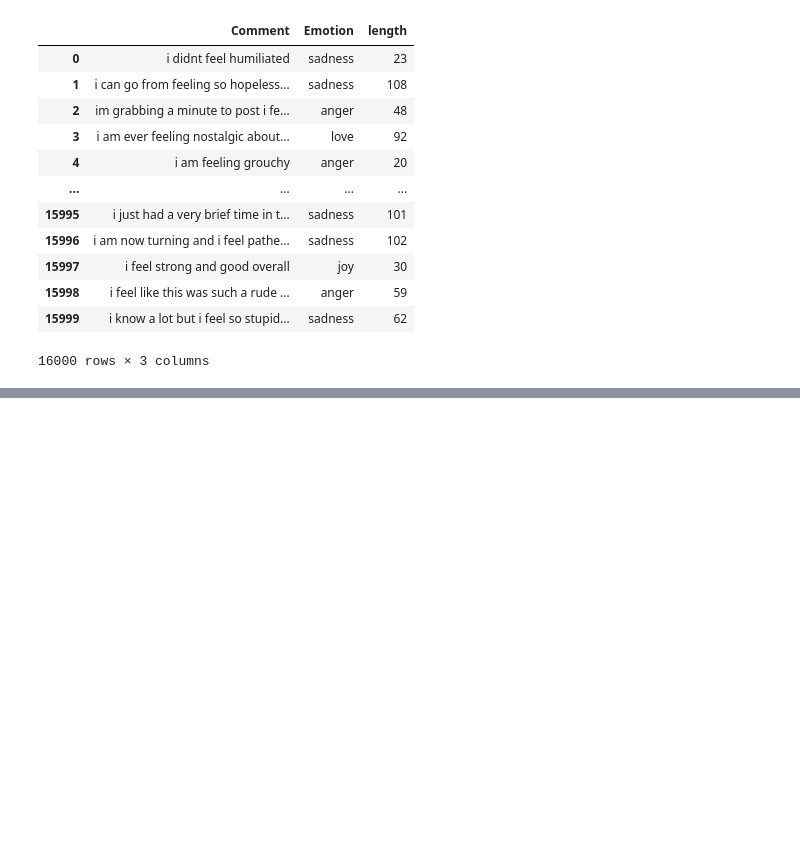
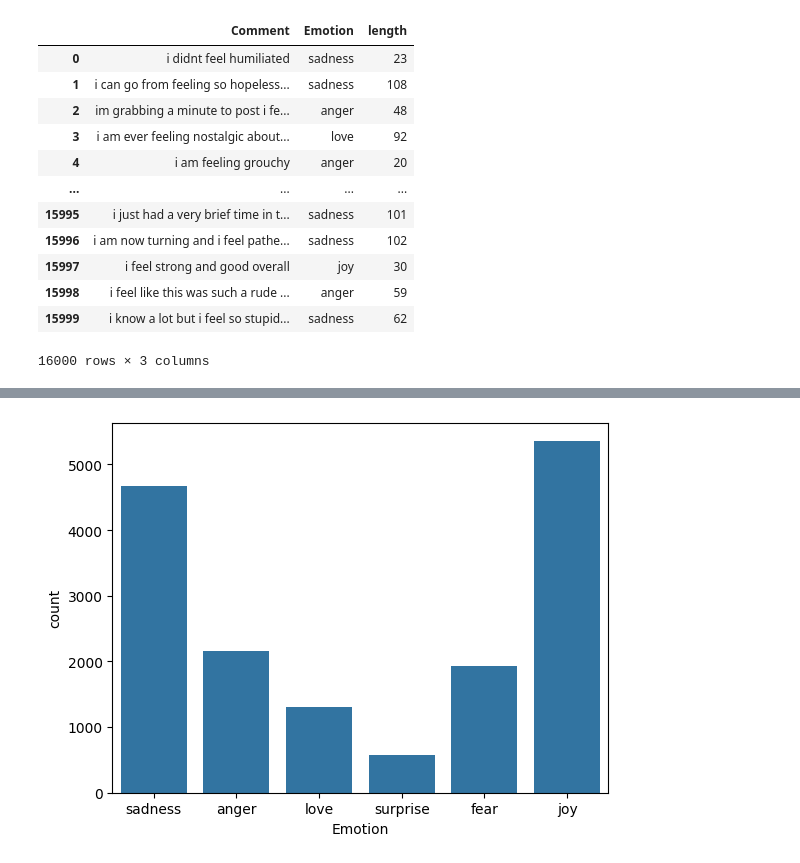
Before and after one commit to Sumit-Prasad01/Emotion-Recognition-App, a Jupyter notebook: Emotions_Classification.ipynb, the cells around one changed output, grey strips where cells are left out. Cells and saved outputs as stored; diff of their text form; code cells hidden in the pictures; blank space fills up the shorter version.

```diff
--- a/Emotions_Classification.ipynb
+++ b/Emotions_Classification.ipynb
@@ -45,0 +74,5 @@ train_data
+# %%
+sns.countplot(x=train_data['Emotion'])
+plt.show()
+# %% [output]
+[figure, added]
```
Also changed, not shown: parts of 21 cells of this notebook.
